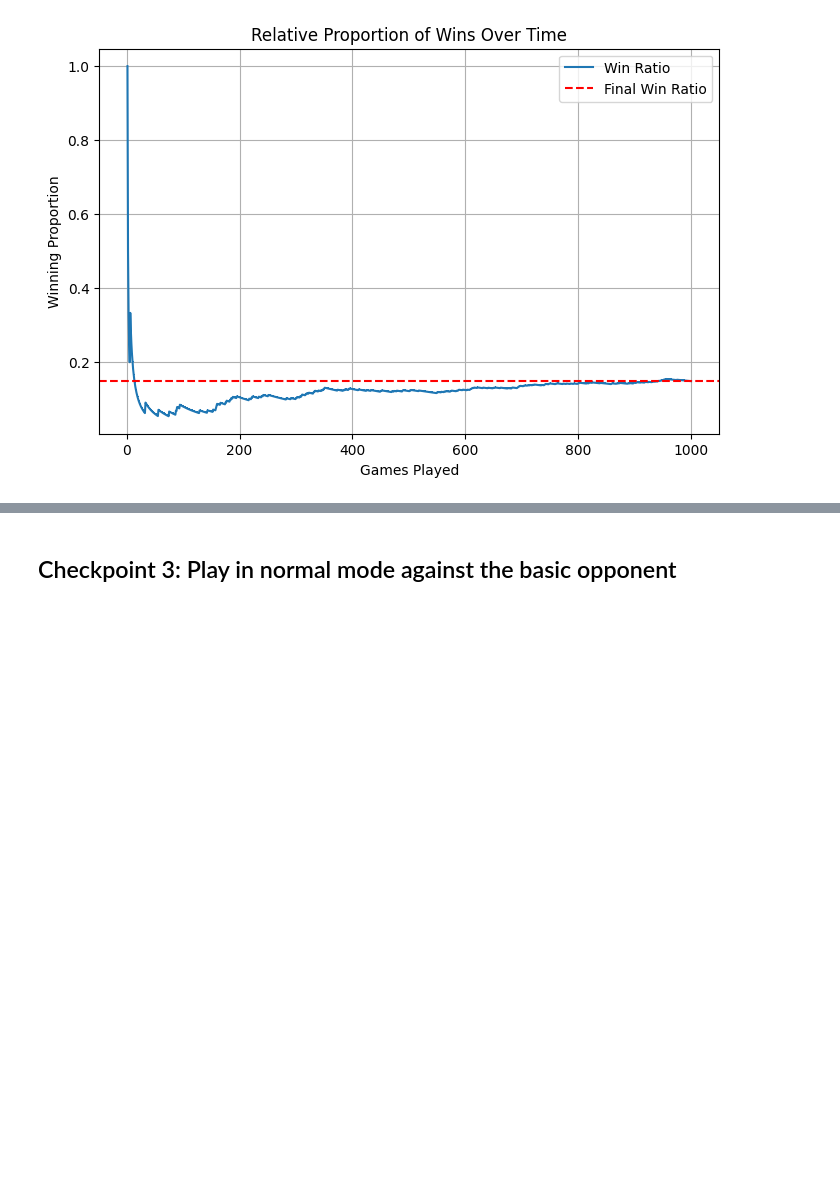
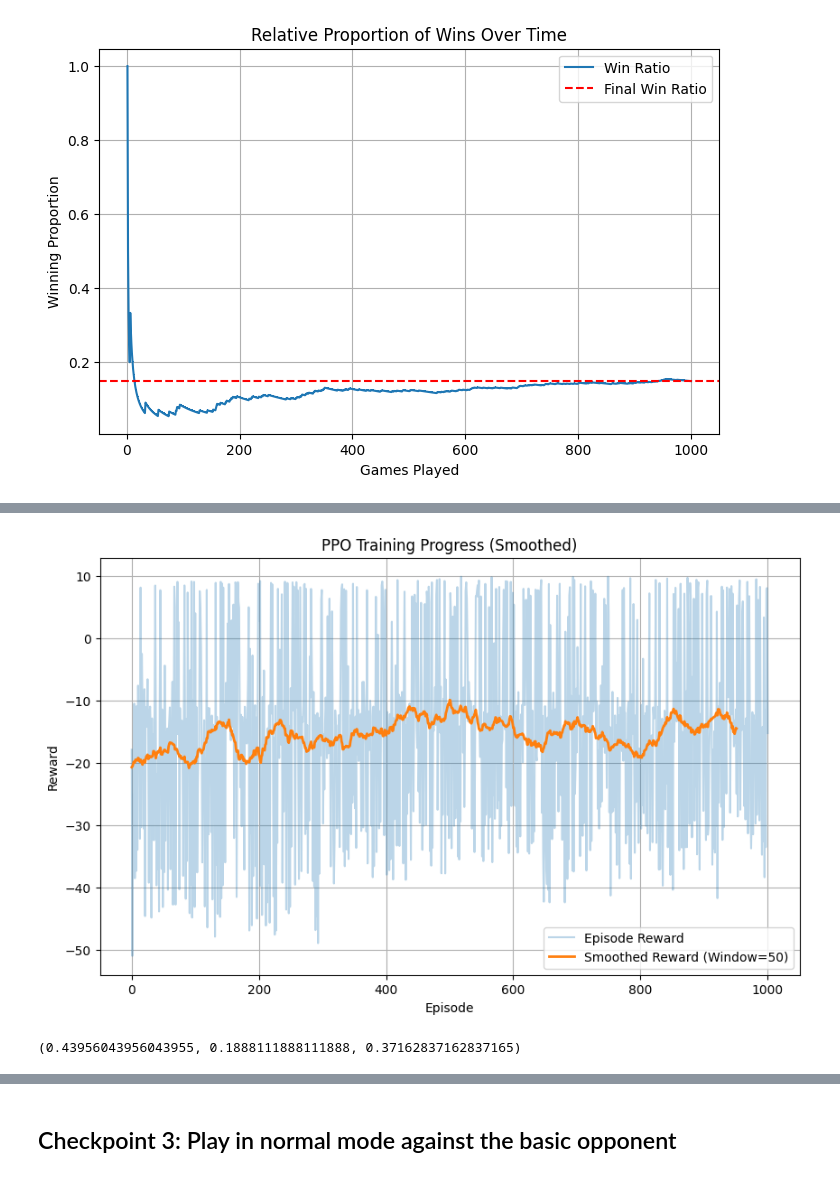
Before and after one commit to kimmizi/PuckAI, a Jupyter notebook: exp/KI_PPO_final_project.ipynb, the cells around one changed output, grey strips where cells are left out. Cells and saved outputs as stored; diff of their text form; code cells hidden in the pictures; blank space fills up the shorter version.

Commit message:
PPO optimization

```diff
--- a/exp/KI_PPO_final_project.ipynb
+++ b/exp/KI_PPO_final_project.ipynb
@@ -447,3 +594,7 @@ from KI_PPO_ppg2 import PPO_2
+# %%
+def moving_average(data, window_size):
+    """Compute the moving average of a list."""
+    return np.convolve(data, np.ones(window_size) / window_size, mode="valid")
 # %%
 env = h_env.HockeyEnv_BasicOpponent(mode = Mode.NORMAL, weak_opponent = False)
 # env = h_env.HockeyEnv(mode = Mode.NORMAL)
@@ -831,7 +982,9 @@ ppo_2 = PPO_2(
     K_epochs = 24,
     eps_clip = 0.2788302938997803,
     has_continuous_action_space = True,
-    action_std_init = 0.3462835582997581
+    action_std_init = 0.3462835582997581,
+    c1 = 0.5,
+    c2 = 0.01
 )
 
 def train_ppg(env, ppo_agent, num_episodes, aux_phase_freq):
@@ -1121,0 +1129,4 @@ rewards
+# %%
+def moving_average(data, window_size):
+    """Compute the moving average of a list."""
+    return np.convolve(data, np.ones(window_size) / window_size, mode="valid")
@@ -1121,0 +1265,17 @@ rewards
+# %%
+# Smooth the rewards
+window_size = 50  # Adjust the window size as needed
+smoothed_rewards = moving_average(episode_rewards_ppo_optim, window_size)
+
+# Plot smoothed rewards
+plt.figure(figsize=(10, 6))
+plt.plot(episode_rewards_ppo_optim, label="Episode Reward", alpha=0.3)
+plt.plot(smoothed_rewards, label=f"Smoothed Reward (Window={window_size})", linewidth=2)
+plt.xlabel("Episode")
+plt.ylabel("Reward")
+plt.title("PPO Training Progress (Smoothed)")
+plt.legend()
+plt.grid()
+plt.show()
+# %% [output]
+[figure, added]
@@ -1121,0 +1295,4 @@ rewards
+# %%
+num_0, num_1_ppo_op, num_minus1
+# %% [output]
+(0.43956043956043955, 0.1888111888111888, 0.37162837162837165)
```
Also changed, not shown: parts of 22 cells of this notebook, 13 other files.
